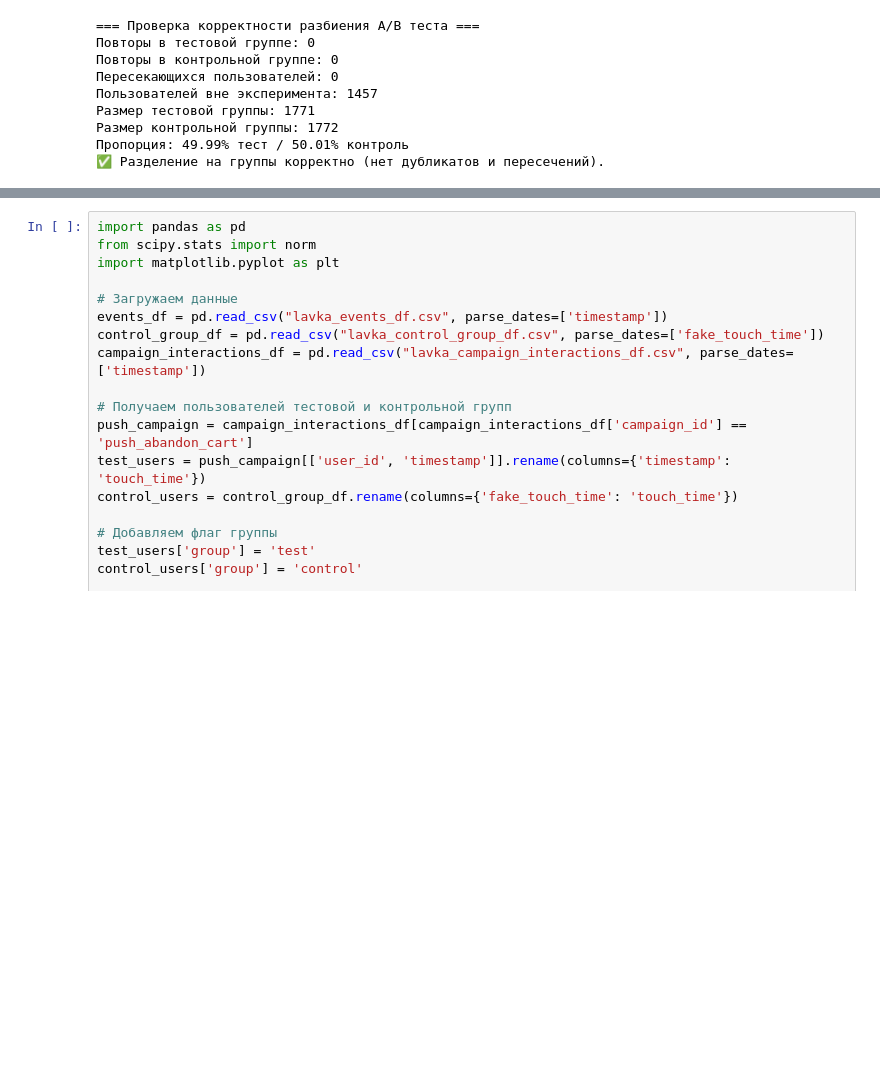
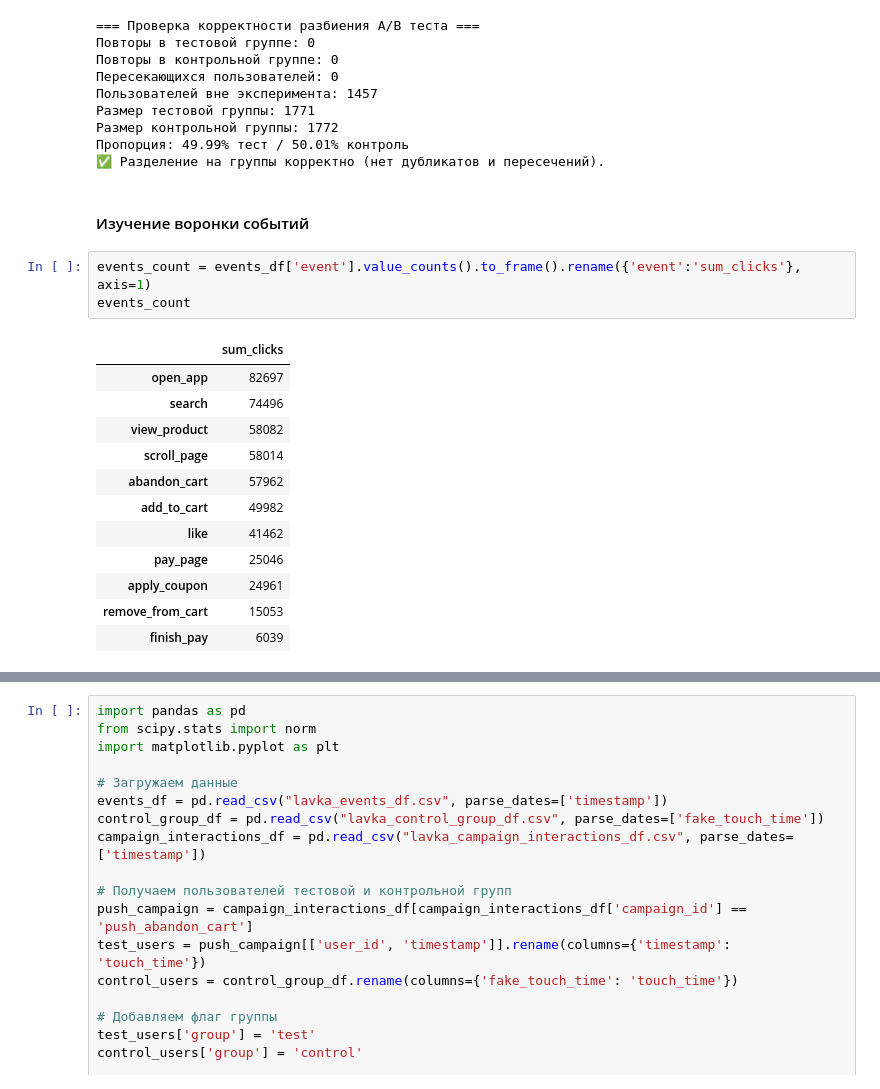
Before and after one commit to dobrosha/Product-analytics, a Jupyter notebook: e-commerce/Yandex_lavka/lavka_анализ_кампаний.ipynb, the cells around one changed output, grey strips where cells are left out. Drawn from its saved outputs; the diff is of its cells as text; blank space fills up the shorter version.

```diff
--- a/e-commerce/Yandex_lavka/lavka_анализ_кампаний.ipynb
+++ b/e-commerce/Yandex_lavka/lavka_анализ_кампаний.ipynb
@@ -177,3 +178,21 @@ else:
 Размер контрольной группы: 1772
 Пропорция: 49.99% тест / 50.01% контроль
 ✅ Разделение на группы корректно (нет дубликатов и пересечений).
+# %% [markdown]
+#### Изучение воронки событий
+# %%
+events_count = events_df['event'].value_counts().to_frame().rename({'event':'sum_clicks'}, axis=1)
+events_count
+# %% [output]
+|  | sum_clicks |
+| open_app | 82697 |
+| search | 74496 |
+| view_product | 58082 |
+| scroll_page | 58014 |
+| abandon_cart | 57962 |
+| add_to_cart | 49982 |
+| like | 41462 |
+| pay_page | 25046 |
+| apply_coupon | 24961 |
+| remove_from_cart | 15053 |
+| finish_pay | 6039 |
```
Also changed, not shown: parts of 14 cells of this notebook.
